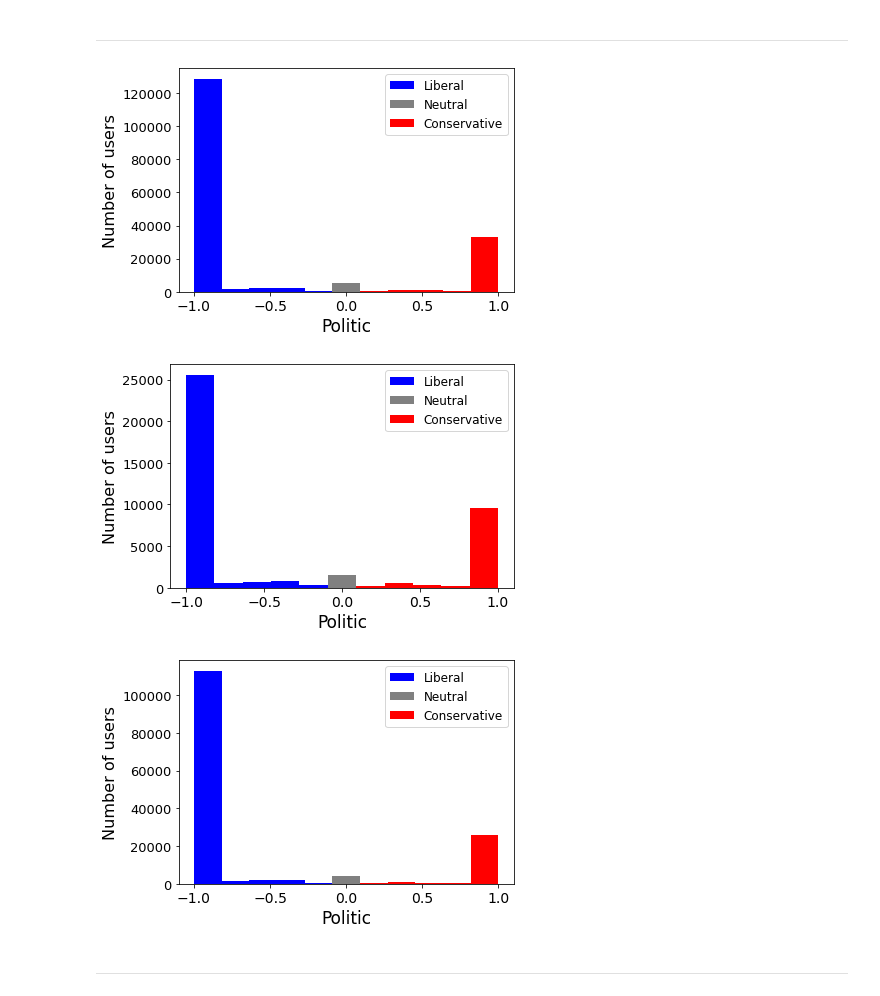
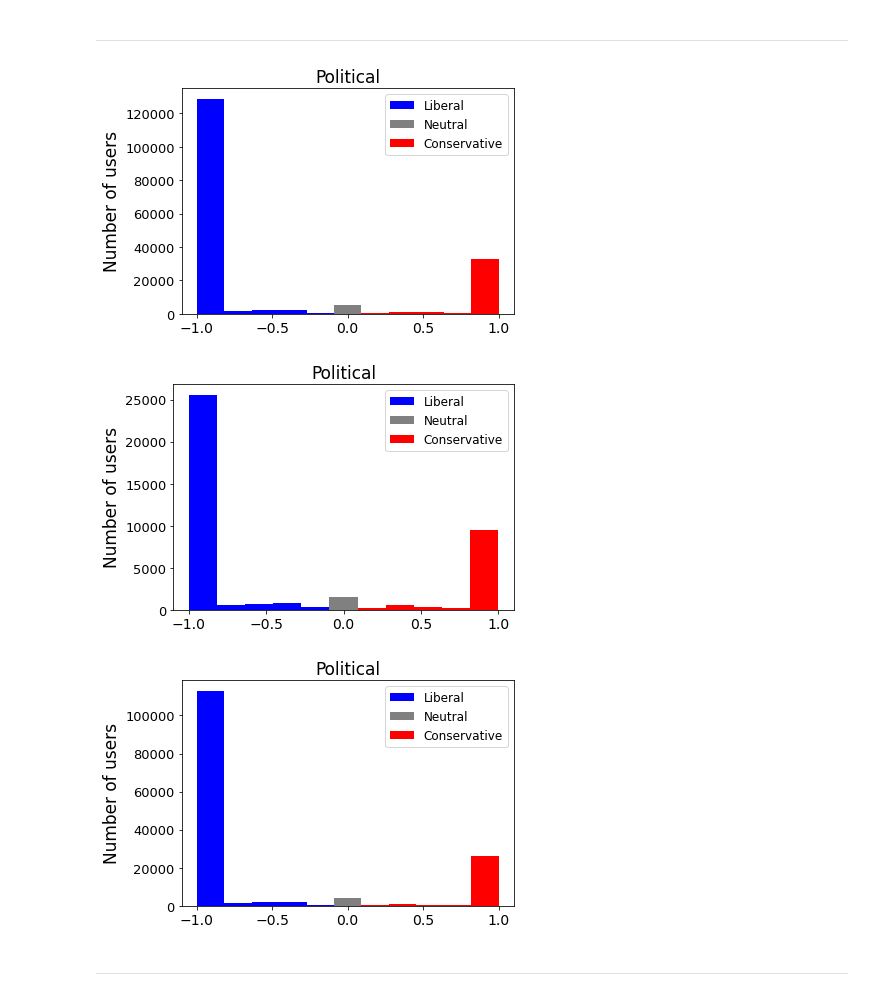
Before and after one commit to MoSamani/Deleted-Tweets, a Jupyter notebook: user_polarisiation/Plot_political_Polarisiation.ipynb, the cells around one changed output. Cells and saved outputs as stored; diff of their text form; code cells hidden in the pictures.

```diff
--- a/user_polarisiation/Plot_political_Polarisiation.ipynb
+++ b/user_polarisiation/Plot_political_Polarisiation.ipynb
@@ -268,4 +304,27 @@ df_tweetscov19_polarized_user_undel = df_tweetscov19_polarized_user[df_tweetscov
 # %%
+class MathTextSciFormatter(ticker.Formatter):
+    def __init__(self, fmt="%1.2e"):
+        self.fmt = fmt
+    def __call__(self, x, pos=None):
+        s = self.fmt % x
+        decimal_point = '.'
+        positive_sign = '+'
+        tup = s.split('e')
+        significand = tup[0].rstrip(decimal_point)
+        sign = tup[1][0].replace(positive_sign, '')
+        exponent = tup[1][1:].lstrip('0')
+        if exponent:
+            exponent = '10^{%s%s}' % (sign, exponent)
+        if significand and exponent:
+            s =  r'%s{\times}%s' % (significand, exponent)
+        else:
+            s =  r'%s%s' % (significand, exponent)
+        return "${}$".format(s)
+
+def thousands(x, pos):
+    """The two args are the value and tick position."""
+    return '{:1.0f}k'.format(x*1e-3)
+
 def plot_histogram(df, titel):
 
     #figure(figsize=(8, 6), dpi=80)
@@ -291,29 +350,41 @@ def plot_histogram(df, titel):
     ax.tick_params(axis='y', which='major', labelsize=13)
 
     figsize=(8, 6)
-    plt.ylabel('Number of users', fontsize=16)
-    ax.set_xlabel(xlabel='Politic', fontsize=17)
+    ax.set_title('Political', fontsize=17)
+    ax.set_ylabel('Number of users', fontsize=17)
+    #ax.set_xlabel(xlabel='Political', fontsize=17)
+    #ax.set_yscale("log")
+    #ax.yaxis.set_major_formatter(thousands)
+    #ax.yaxis.set_major_formatter(MathTextSciFormatter("%1.2e"))
+
+    #f = ticker.ScalarFormatter(useOffset=False, useMathText=True)
+    #g = lambda x,pos : "${}$".format(f._formatSciNotation('%1.10e' % x))
+    #ax.yaxis.set_major_formatter(ticker.FuncFormatter(g))
+
 
     #plt.title('Political polarization', fontsize=18)
     plt.legend( fontsize=12)
     plt.tight_layout()
 
     plt.savefig('../plots/'+titel+'.pdf')
+# %%
+df_tweetscov19_del = df_tweetscov19[df_tweetscov19['is_deleted']==True]
+df_tweetscov19_undel = df_tweetscov19[df_tweetscov19['is_deleted']==False]
 # %%
-df = df_tweetscov19_polarized_user.drop_duplicates(subset=['Username'])
-plot_histogram(df['political_polarisation'],'hist_tweetsCov19_political_polarized_users(alltweets)')
+df = df_tweetscov19.drop_duplicates(subset=['Username'])
+plot_histogram(df['politic'],'hist_tweetsCov19_political_polarized_users(alltweets)')
 # %% [output]
-[figure, old version]
+[figure, new version]
 # %%
-df = df_tweetscov19_polarized_user_del.drop_duplicates(subset=['Username'])
-plot_histogram(df['political_polarisation'],'hist_tweetsCov19_political_polarized_users(deletedtweets)')
+df = df_tweetscov19_del.drop_duplicates(subset=['Username'])
+plot_histogram(df['politic'],'hist_tweetsCov19_political_polarized_users(deletedtweets)')
 # %% [output]
-[figure, old version]
+[figure, new version]
 # %%
-df = df_tweetscov19_polarized_user_undel.drop_duplicates(subset=['Username'])
-plot_histogram(df['political_polarisation'],'hist_tweetsCov19_political_polarized_users(nondeletedtweets)')
+df = df_tweetscov19_undel.drop_duplicates(subset=['Username'])
+plot_histogram(df['politic'],'hist_tweetsCov19_political_polarized_users(nondeletedtweets)')
 # %% [output]
-[figure, old version]
+[figure, new version]
 # %% [markdown]
 ----
 # %% [markdown]
```
Also changed, not shown: parts of 24 cells of this notebook, 26 other files.
